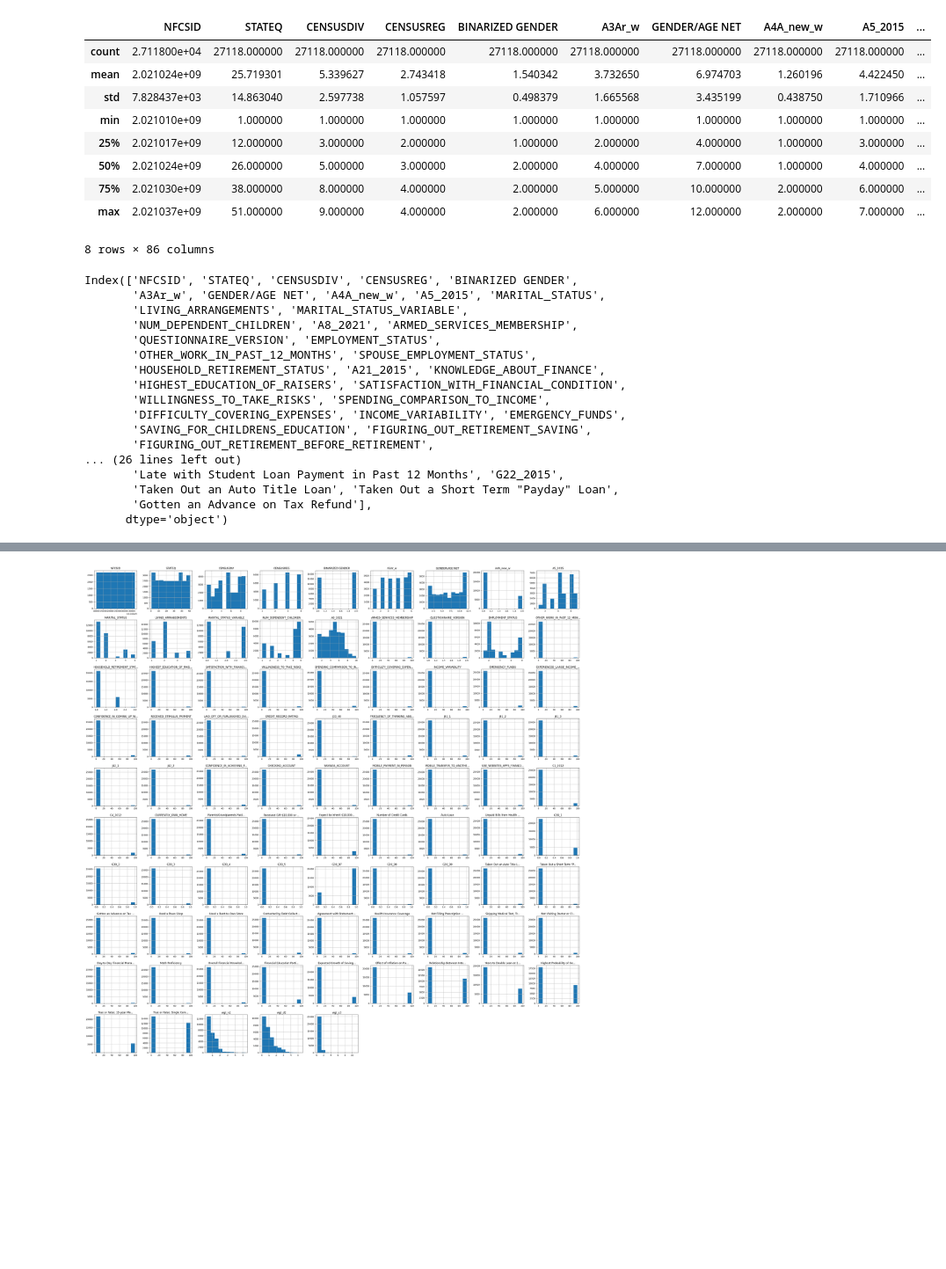
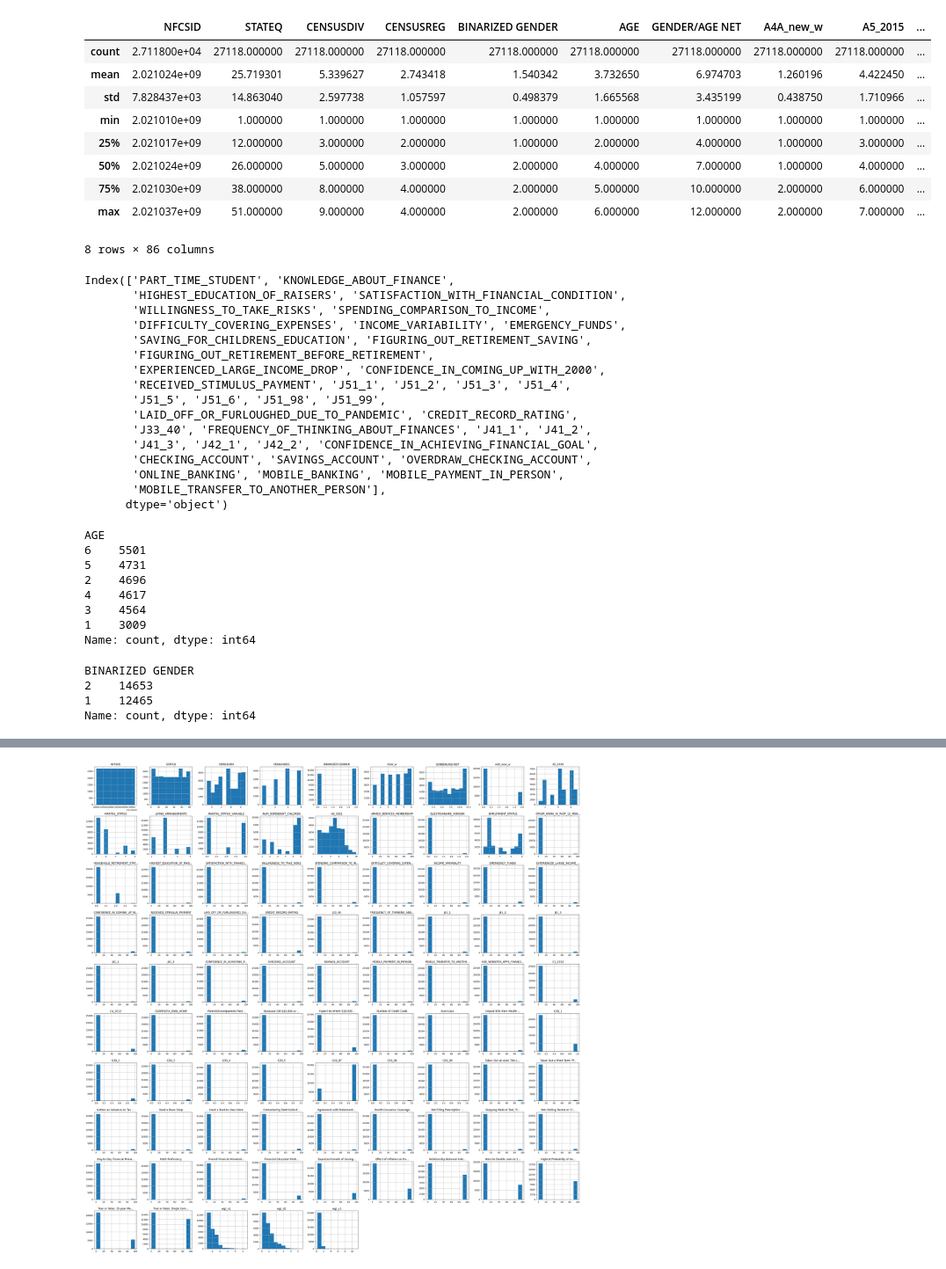
Before and after one commit to danielfrees/finlitCausal, a Jupyter notebook: data/explore.ipynb, the cells around one changed output, grey strips where cells are left out. Shown at 88% size. Saved outputs shown, nothing was run; the diff lists cells and outputs as text; code cells hidden in the pictures; blank space fills up the shorter version.

```diff
--- a/data/explore.ipynb
+++ b/data/explore.ipynb
@@ -15,9 +15,9 @@ DATASET = os.path.join('2021-SxS-Data-and-Data-Info', 'NFCS_2021_State_Data.csv'
 df = pd.read_csv(DATASET)
 COLUMN_MAP = {
     'A2': 'ZIP_CODE',
-    'A50': 'GENDER',  # 1 MAN, 2 WOMAN, 3 OTHER
+    'A50': 'GENDER',  # 1 MAN, 2 WOMAN, 3 OTHER   #---- Covariate
     'A50A': 'BINARIZED GENDER',  # 1 MAN, 2 WOMAN
-    'A3a': 'AGE',  # AGE IN YEARS (13-101, 999 FOR PREFER NOT TO SAY)
+    'A3Ar_w': 'AGE',  # AGE IN YEARS (13-101, 999 FOR PREFER NOT TO SAY)   #---- Covariate
     'A50B': 'GENDER/AGE NET',  # GENDER AND AGE COMBINATION
     'A4': 'RACE_ETHNICITY',  # 1 WHITE, 2 BLACK, 3 HISPANIC, 4 ASIAN, 5 NATIVE HAWAIIAN/OTHER PACIFIC ISLANDER, 6 OTHER, 99 PREFER NOT TO SAY
     'A4A': 'ETHNICITY_QUOTA',  # 1 WHITE NON-HISPANIC, 2 BLACK NON-HISPANIC, 3 HISPANIC (ALONE OR IN COMBINATION), 4 ASIAN/PACIFIC ISLANDER NON-HISPANIC, 5 OTHER NON-HISPANIC (AMERICAN INDIAN, OTHER, 2+ ETHNICITIES)
@@ -37,7 +37,7 @@ COLUMN_MAP = {
     'A40': 'OTHER_WORK_IN_PAST_12_MONTHS',  # Column for Q.A40
     'A10': 'SPOUSE_EMPLOYMENT_STATUS',  # Column for Q.A10
     'A10A': 'HOUSEHOLD_RETIREMENT_STATUS',  # Column for Q.A10a
-    'A21': 'PART_TIME_STUDENT',  # Column for Q.A21
+    'A21_2015': 'PART_TIME_STUDENT',  # Column for Q.A21 who in household is more knowledgeable
     'A14': 'KNOWLEDGE_ABOUT_FINANCE',  # Column for Q.A14
     'A41': 'HIGHEST_EDUCATION_OF_RAISERS',  # Column for Q.A41
     'JA': 'FINANCIAL_ATTITUDES_BEHAVIORS',  # Column for SECTION JA
@@ -110,35 +110,35 @@ COLUMN_MAP = {
     'M1_1': 'Day-to-Day Financial Management',  # Values: 1-7, 98-Don’t know, 99-Prefer not to say
     'M1_2': 'Math Proficiency',  # Values: 1-7, 98-Don’t know, 99-Prefer not to say
     'M4': 'Overall Financial Knowledge Assessment',  # Values: 1-7, 98-Don’t know, 99-Prefer not to say
     'M20': 'Financial Education Participation',  # Values: 1-Yes (did not participate), 2-Yes (participated), 3-No, 98-Don’t know, 99-Prefer not to say
-    'M21_1': 'Received Financial Education in High School',  # Values: 1-Yes, 2-No, 98-Don’t know, 99-Prefer not to say
+    'M21_1': 'FINED_HS',  # Values: 1-Yes, 2-No, 98-Don’t know, 99-Prefer not to say
     'M21_2': 'Received Financial Education in College',  # Values: 1-Yes, 2-No, 98-Don’t know, 99-Prefer not to say
     'M21_3': 'Received Financial Education from Employer',  # Values: 1-Yes, 2-No, 98-Don’t know, 99-Prefer not to say
     'M21_4': 'Received Financial Education from Military',  # Values: 1-Yes, 2-No, 98-Don’t know, 99-Prefer not to say
     'M6': 'Expected Growth of Savings in 5 Years',  # Values: 1-More than $102, 2-Exactly $102, 3-Less than $102, 98-Don’t know, 99-Prefer not to say
     'M7': 'Effect of Inflation on Purchasing Power',  # Values: 1-More than today, 2-Exactly the same, 3-Less than today, 98-Don’t know, 99-Prefer not to say
     'M8': 'Relationship Between Interest Rates and Bond Prices',  # Values: 1-They will rise, 2-They will fall, 3-They will stay the same, 4-There is no relationship, 98-Don’t know, 99-Prefer not to say
     'M31': 'Years to Double Loan at 20% Interest Rate',  # Values: 1-Less than 2 years, 2-2 to 5 years, 3-5 to 10 years, 4-At least 10 years, 98-Don’t know, 99-Prefer not to say
     'M50': 'Highest Probability of Getting a Disease',  # Values: 1-One-in-twenty chance, 2-2% of the population, 3-25 out of 1,000 people, 98-Don’t know, 99-Prefer not to say
     'M9': 'True or False: 15-year Mortgage vs. 30-year Mortgage',  # Values: 1-True, 2-False, 98-Don’t know, 99-Prefer not to say
     'M10': 'True or False: Single Company’s Stock vs. Stock Mutual Fund',  # Values: 1-True, 2-False, 98-Don’t know, 99-Prefer not to say
     'N51': 'Tested Positive or Diagnosed with COVID-19',  # Values: 1-Yes, 2-No, 98-Don’t know, 99-Prefer not to say
     'N52': 'Sexual Orientation',  # Values: 1-Straight or heterosexual, 2-Lesbian, 3-Gay, 4-Bisexual, 5-Transgender, 6-Something else, 98-I don’t know the answer, 99-Prefer not to say
     'N31': 'Deaf or Difficulty Hearing',  # Values: 1-Yes, 2-No, 99-Prefer not to say
     'N32': 'Blind or Difficulty Seeing with Glasses',  # Values: 1-Yes, 2-No, 99-Prefer not to say
     'N33': 'Difficulty Concentrating, Remembering, or Making Decisions',  # Values: 1-Yes, 2-No, 99-Prefer not to say
     'N34': 'Difficulty Walking or Climbing Stairs',  # Values: 1-Yes, 2-No, 99-Prefer not to say
     'N35': 'Difficulty Dressing or Bathing',  # Values: 1-Yes, 2-No, 99-Prefer not to say
     'N36': 'Difficulty Doing Errands Alone',  # Values: 1-Yes, 2-No, 99-Prefer not to say
 }
 
 col_list = list(df.columns)
 col_list = [COLUMN_MAP[col] if col in COLUMN_MAP else col for col in col_list]
 df.columns = col_list
 
 df.describe()
 # %% [output]
-|  | NFCSID | STATEQ | CENSUSDIV | CENSUSREG | BINARIZED GENDER | A3Ar_w | GENDER/AGE NET | A4A_new_w | A5_2015 | ... |
+|  | NFCSID | STATEQ | CENSUSDIV | CENSUSREG | BINARIZED GENDER | AGE | GENDER/AGE NET | A4A_new_w | A5_2015 | ... |
 | count | 2.711800e+04 | 27118.000000 | 27118.000000 | 27118.000000 | 27118.000000 | 27118.000000 | 27118.000000 | 27118.000000 | 27118.000000 | ... |
 | mean | 2.021024e+09 | 25.719301 | 5.339627 | 2.743418 | 1.540342 | 3.732650 | 6.974703 | 1.260196 | 4.422450 | ... |
 | std | 7.828437e+03 | 14.863040 | 2.597738 | 1.057597 | 0.498379 | 1.665568 | 3.435199 | 0.438750 | 1.710966 | ... |
@@ -149,22 +149,39 @@ df.describe()
 | max | 2.021037e+09 | 51.000000 | 9.000000 | 4.000000 | 2.000000 | 6.000000 | 12.000000 | 2.000000 | 7.000000 | ... |
 8 rows × 86 columns
 # %%
-df.columns[0:100]
+df.columns[20:60]
 # %% [output]
-Index(['NFCSID', 'STATEQ', 'CENSUSDIV', 'CENSUSREG', 'BINARIZED GENDER',
-       'A3Ar_w', 'GENDER/AGE NET', 'A4A_new_w', 'A5_2015', 'MARITAL_STATUS',
-       'LIVING_ARRANGEMENTS', 'MARITAL_STATUS_VARIABLE',
-       'NUM_DEPENDENT_CHILDREN', 'A8_2021', 'ARMED_SERVICES_MEMBERSHIP',
-       'QUESTIONNAIRE_VERSION', 'EMPLOYMENT_STATUS',
-       'OTHER_WORK_IN_PAST_12_MONTHS', 'SPOUSE_EMPLOYMENT_STATUS',
-       'HOUSEHOLD_RETIREMENT_STATUS', 'A21_2015', 'KNOWLEDGE_ABOUT_FINANCE',
+Index(['PART_TIME_STUDENT', 'KNOWLEDGE_ABOUT_FINANCE',
        'HIGHEST_EDUCATION_OF_RAISERS', 'SATISFACTION_WITH_FINANCIAL_CONDITION',
        'WILLINGNESS_TO_TAKE_RISKS', 'SPENDING_COMPARISON_TO_INCOME',
        'DIFFICULTY_COVERING_EXPENSES', 'INCOME_VARIABILITY', 'EMERGENCY_FUNDS',
        'SAVING_FOR_CHILDRENS_EDUCATION', 'FIGURING_OUT_RETIREMENT_SAVING',
        'FIGURING_OUT_RETIREMENT_BEFORE_RETIREMENT',
-... (26 lines left out)
-       'Late with Student Loan Payment in Past 12 Months', 'G22_2015',
-       'Taken Out an Auto Title Loan', 'Taken Out a Short Term "Payday" Loan',
-       'Gotten an Advance on Tax Refund'],
+       'EXPERIENCED_LARGE_INCOME_DROP', 'CONFIDENCE_IN_COMING_UP_WITH_2000',
+       'RECEIVED_STIMULUS_PAYMENT', 'J51_1', 'J51_2', 'J51_3', 'J51_4',
+       'J51_5', 'J51_6', 'J51_98', 'J51_99',
+       'LAID_OFF_OR_FURLOUGHED_DUE_TO_PANDEMIC', 'CREDIT_RECORD_RATING',
+       'J33_40', 'FREQUENCY_OF_THINKING_ABOUT_FINANCES', 'J41_1', 'J41_2',
+       'J41_3', 'J42_1', 'J42_2', 'CONFIDENCE_IN_ACHIEVING_FINANCIAL_GOAL',
+       'CHECKING_ACCOUNT', 'SAVINGS_ACCOUNT', 'OVERDRAW_CHECKING_ACCOUNT',
+       'ONLINE_BANKING', 'MOBILE_BANKING', 'MOBILE_PAYMENT_IN_PERSON',
+       'MOBILE_TRANSFER_TO_ANOTHER_PERSON'],
       dtype='object')
+# %%
+df['AGE'].value_counts()
+# %% [output]
+AGE
+6    5501
+5    4731
+2    4696
+4    4617
+3    4564
+1    3009
+Name: count, dtype: int64
+# %%
+df['BINARIZED GENDER'].value_counts()
+# %% [output]
+BINARIZED GENDER
+2    14653
+1    12465
+Name: count, dtype: int64
```
Also changed, not shown: parts of 3 cells of this notebook, 1 other file.
